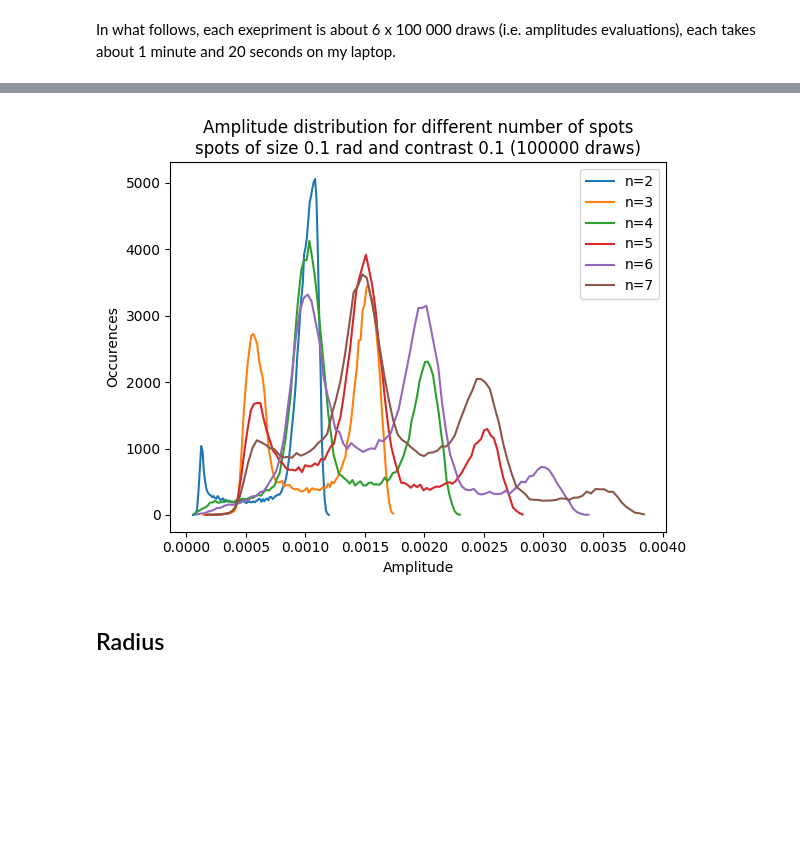
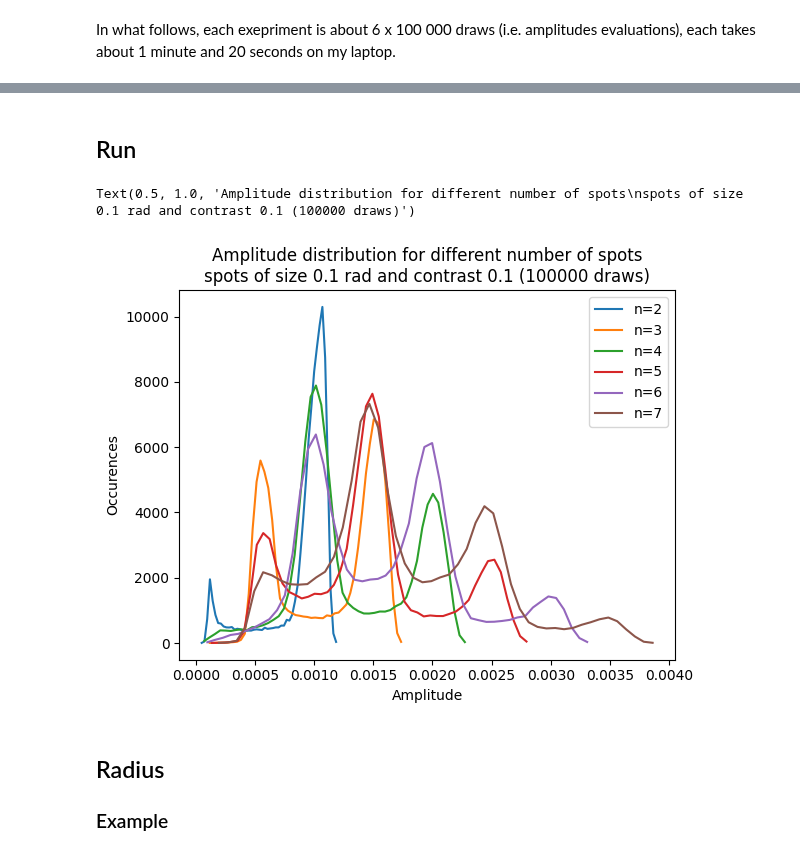
Before and after one commit to lgrcia/spotter, a Jupyter notebook: docs/experiments.ipynb, the cells around one changed output, grey strips where cells are left out. Cells and saved outputs as stored; diff of their text form; code cells hidden in the pictures; blank space fills up the shorter version.

Commit message:
docs: making more nice examples on the experiments

```diff
--- a/docs/experiments.ipynb
+++ b/docs/experiments.ipynb
@@ -21,17 +38,17 @@ In what follows, each exepriment is about 6 x 100 000 draws (i.e. amplitudes eva
 results = {}
 
 for c in np.linspace(0.01, 1, 5):
-    A = []
+    amplitudes = []
     for i in range(draws):
         star.clear_surface()
         theta, phi = uniform(5)
         star.add_spot(theta, phi, 0.1, c)
-        A.append([theta[0], phi[0], amplitude(star.map_spot)])
-    A = np.array(A)
-    results[c] = A
+        amplitudes.append(amplitude(star.map_spot))
+    amplitudes = np.array(amplitudes)
+    results[c] = amplitudes
 # %%
-for c, A in results.items():
-    x, bins = np.histogram(A[:, 2], bins=100)
+for c, amplitudes in results.items():
+    x, bins = np.histogram(amplitudes, bins=100)
     plt.plot(bins[:-1] / c, x, label=f"c={c:.2f}")
 
 plt.legend()
@@ -40,5 +57,4 @@ plt.ylabel("Occurences")
 plt.title(
     f"Amplitude distribution for different spots contrasts\n 5 spots of size 0.1 rad ({draws} draws)"
 )
-plt.savefig("spotter_contrast_experiement.pdf")
 # %% [output]
@@ -47,0 +67,11 @@ plt.savefig("spotter_contrast_experiement.pdf")
+# %%
+star.clear_surface()
+plt.figure(figsize=(10, 2))
+np.random.seed(17)
+theta, phi = uniform(10)
+for i, n in enumerate(range(1, 6)):
+    plt.subplot(1, 5, i + 1)
+    star.clear_surface()
+    star.add_spot(theta[0:n], phi[0:n], 0.1, 0.2)
+    star.show(vmin=0.5, vmax=1)
+    plt.text(0.5, 0.5, f"n={n}", ha="center", va="center")
@@ -48,28 +80,32 @@ plt.savefig("spotter_contrast_experiement.pdf")
+# %% [markdown]
+## Run
 # %%
 results = {}
 
 for n in range(2, 8):
-    A = []
+    amplitudes = []
     for i in range(draws):
         star.clear_surface()
         theta, phi = uniform(n)
         star.add_spot(theta, phi, 0.1, 0.1)
-        A.append([theta[0], phi[0], amplitude(star.map_spot)])
-    A = np.array(A)
-    results[n] = A
+        amplitudes.append(amplitude(star.map_spot))
+    amplitudes = np.array(amplitudes)
+    results[n] = amplitudes
 # %%
-for n, A in results.items():
-    x, bins = np.histogram(A[:, 2], bins=100)
+for n, amplitudes in results.items():
+    x, bins = np.histogram(amplitudes, bins=50)
     plt.plot(bins[:-1], x, label=f"n={n}")
 
 plt.legend()
 plt.xlabel("Amplitude")
 plt.ylabel("Occurences")
 plt.title(
     f"Amplitude distribution for different number of spots\nspots of size 0.1 rad and contrast 0.1 ({draws} draws)"
 )
-plt.savefig("spotter_number_experiement.pdf")
 # %% [output]
+Text(0.5, 1.0, 'Amplitude distribution for different number of spots\nspots of size 0.1 rad and contrast 0.1 (100000 draws)')
-[figure, old version]
+[figure, new version]
 # %% [markdown]
 ## Radius
+
+### Example
```
Also changed, not shown: parts of 11 cells of this notebook.
